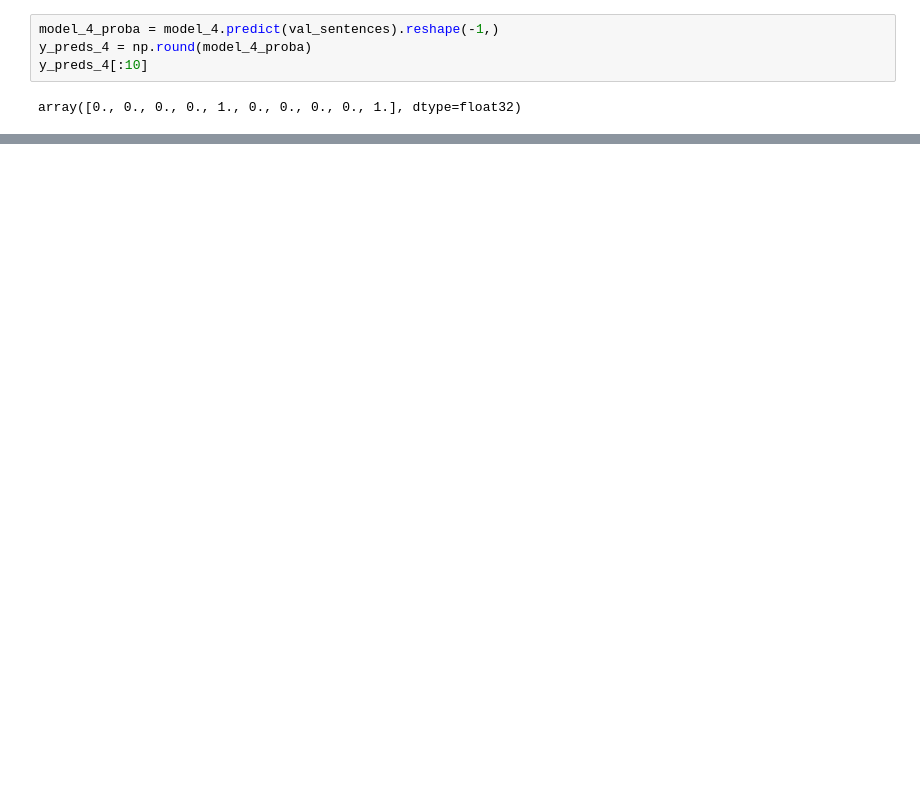
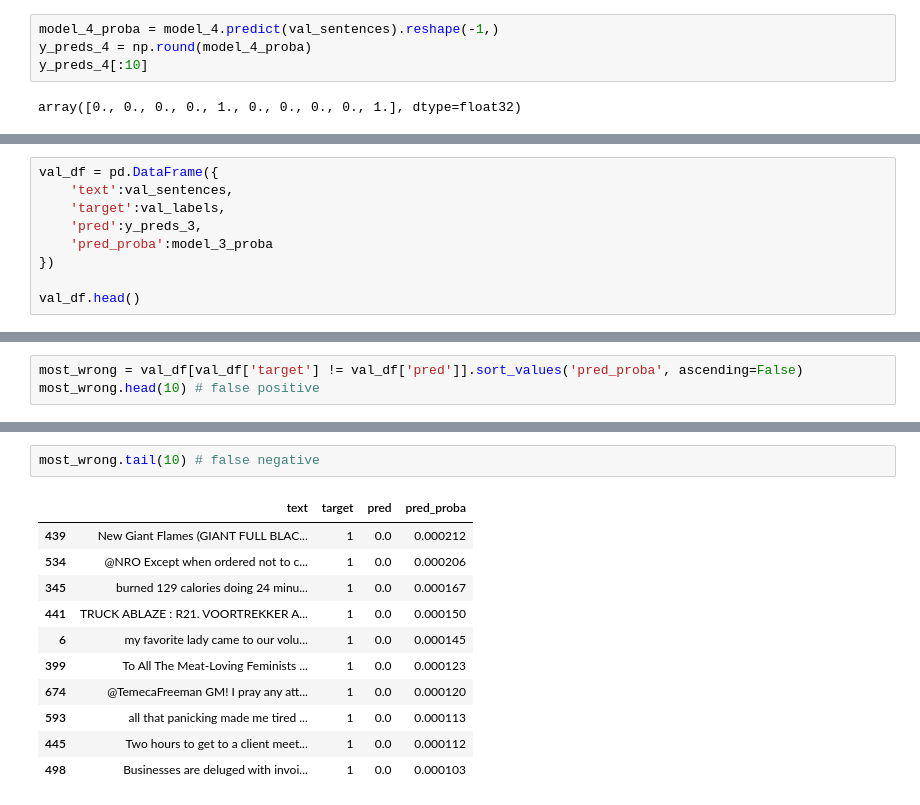
Before and after one commit to NickyAlan/tensorflow22, a Jupyter notebook: NLP/nlp.ipynb, the cells around one changed output, grey strips where cells are left out. Cells and saved outputs as stored; diff of their text form; blank space fills up the shorter version.

```diff
--- a/NLP/nlp.ipynb
+++ b/NLP/nlp.ipynb
@@ -408,0 +430,9 @@ model4_result
+# %%
+val_df = pd.DataFrame({
+    'text':val_sentences,
+    'target':val_labels,
+    'pred':y_preds_3,
+    'pred_proba':model_3_proba
+})
+
+val_df.head()
@@ -408,0 +446,3 @@ model4_result
+# %%
+most_wrong = val_df[val_df['target'] != val_df['pred']].sort_values('pred_proba', ascending=False)
+most_wrong.head(10) # false positive
@@ -408,0 +461,14 @@ model4_result
+# %%
+most_wrong.tail(10) # false negative
+# %% [output]
+|  | text | target | pred | pred_proba |
+| 439 | New Giant Flames (GIANT FULL BLAC... | 1 | 0.0 | 0.000212 |
+| 534 | @NRO Except when ordered not to c... | 1 | 0.0 | 0.000206 |
+| 345 | burned 129 calories doing 24 minu... | 1 | 0.0 | 0.000167 |
+| 441 | TRUCK ABLAZE : R21. VOORTREKKER A... | 1 | 0.0 | 0.000150 |
+| 6 | my favorite lady came to our volu... | 1 | 0.0 | 0.000145 |
+| 399 | To All The Meat-Loving Feminists ... | 1 | 0.0 | 0.000123 |
+| 674 | @TemecaFreeman GM! I pray any att... | 1 | 0.0 | 0.000120 |
+| 593 | all that panicking made me tired ... | 1 | 0.0 | 0.000113 |
+| 445 | Two hours to get to a client meet... | 1 | 0.0 | 0.000112 |
+| 498 | Businesses are deluged with invoi... | 1 | 0.0 | 0.000103 |
```
Also changed, not shown: parts of 27 cells of this notebook, 1 other file.
